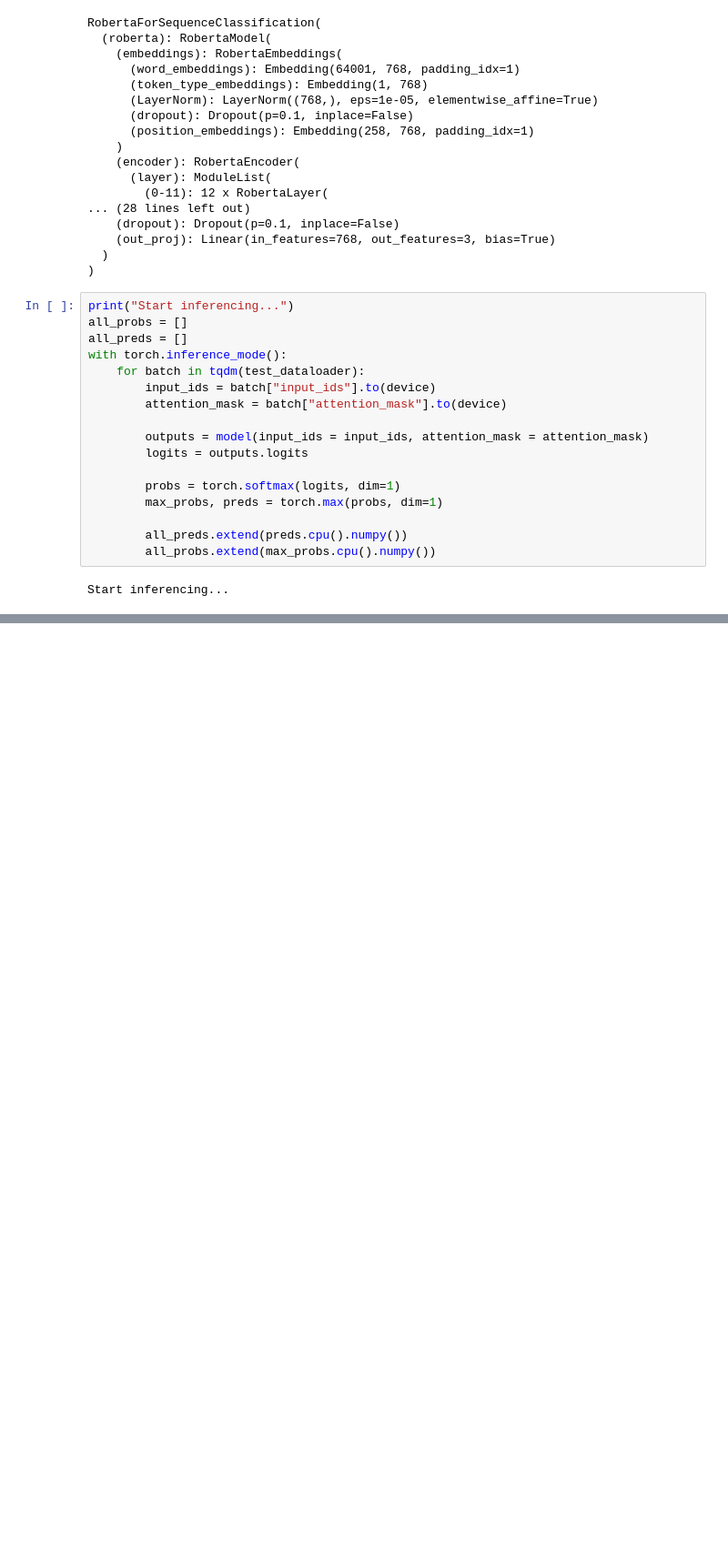
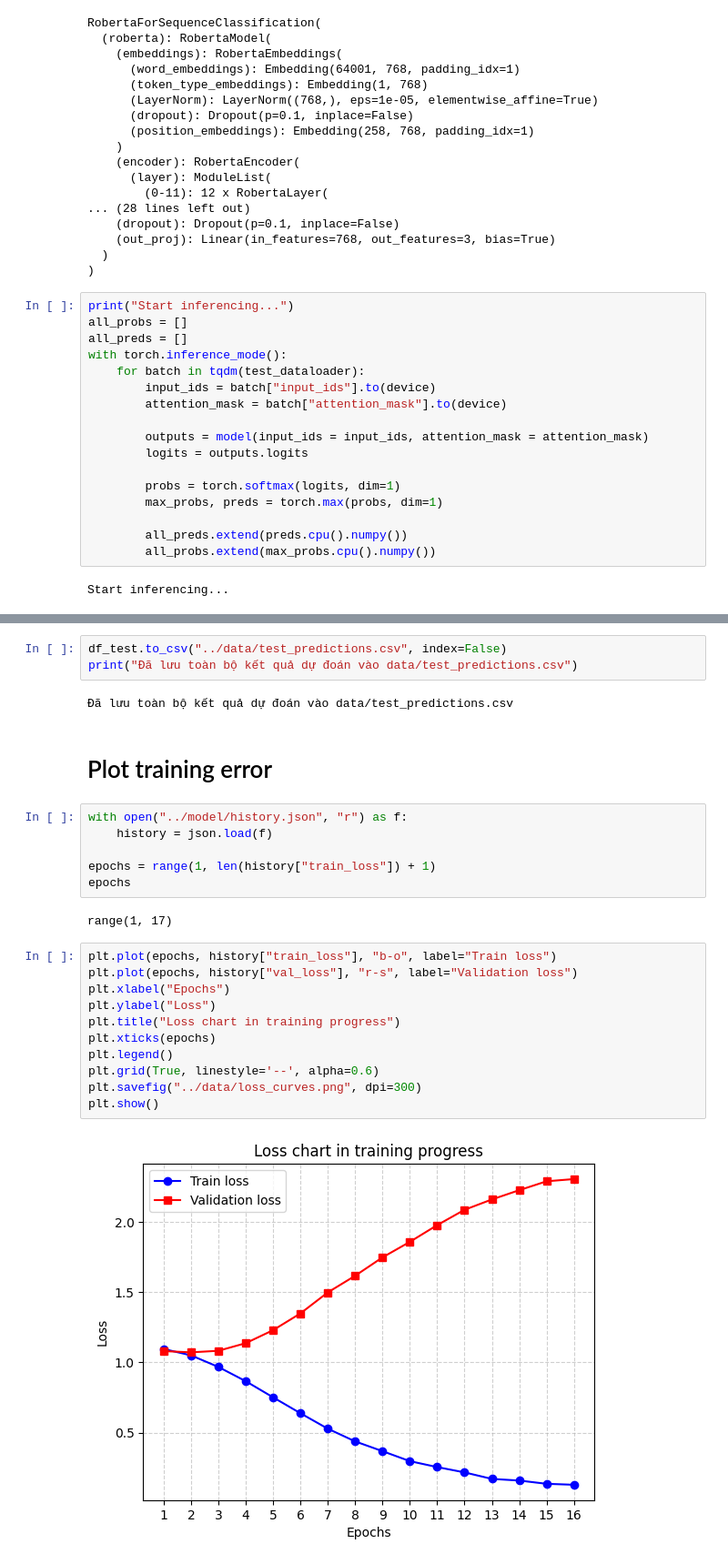
Before and after one commit to bqa100507-spec/NLI-Vietnamese-PhoBERT, a Jupyter notebook: notebook/errorAnalysis.ipynb, the cells around one changed output, grey strips where cells are left out. Shown at 91% size. Drawn from its saved outputs; the diff is of its cells as text; blank space fills up the shorter version.

Commit message:
Update notebooks and add analysis output data

```diff
--- a/notebook/errorAnalysis.ipynb
+++ b/notebook/errorAnalysis.ipynb
@@ -123,0 +127,28 @@ df_test.head(10)
+# %%
+df_test.to_csv("../data/test_predictions.csv", index=False)
+print("Đã lưu toàn bộ kết quả dự đoán vào data/test_predictions.csv")
+# %% [output]
+Đã lưu toàn bộ kết quả dự đoán vào data/test_predictions.csv
+# %% [markdown]
+# Plot training error
+# %%
+with open("../model/history.json", "r") as f:
+    history = json.load(f)
+
+epochs = range(1, len(history["train_loss"]) + 1)
+epochs
+# %% [output]
+range(1, 17)
+# %%
+plt.plot(epochs, history["train_loss"], "b-o", label="Train loss")
+plt.plot(epochs, history["val_loss"], "r-s", label="Validation loss")
+plt.xlabel("Epochs")
+plt.ylabel("Loss")
+plt.title("Loss chart in training progress")
+plt.xticks(epochs)
+plt.legend()
+plt.grid(True, linestyle='--', alpha=0.6)
+plt.savefig("../data/loss_curves.png", dpi=300)
+plt.show()
+# %% [output]
+[figure, added]
```
Also changed, not shown: parts of 22 cells of this notebook, 8 other files.
